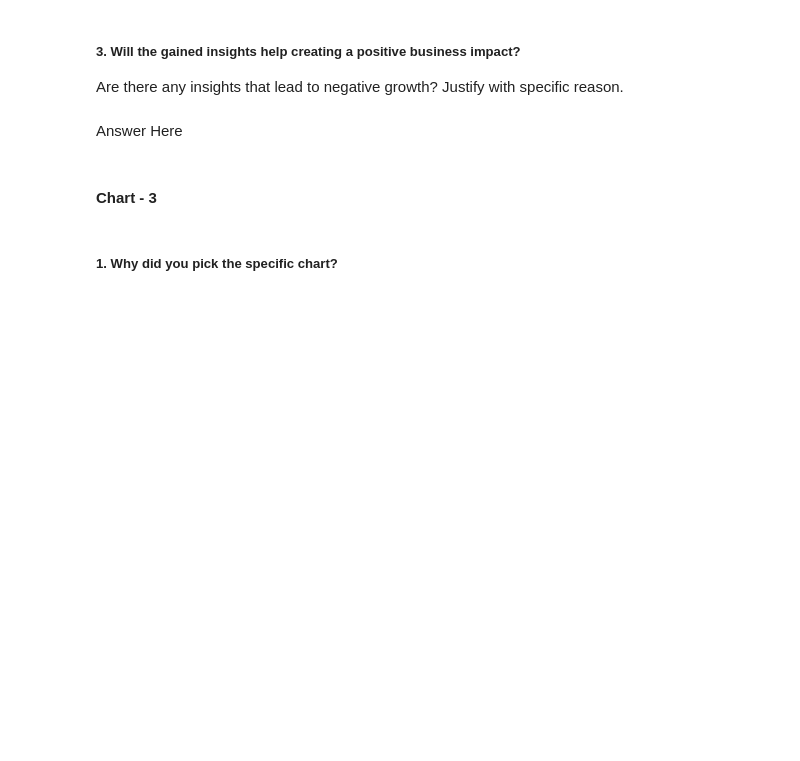
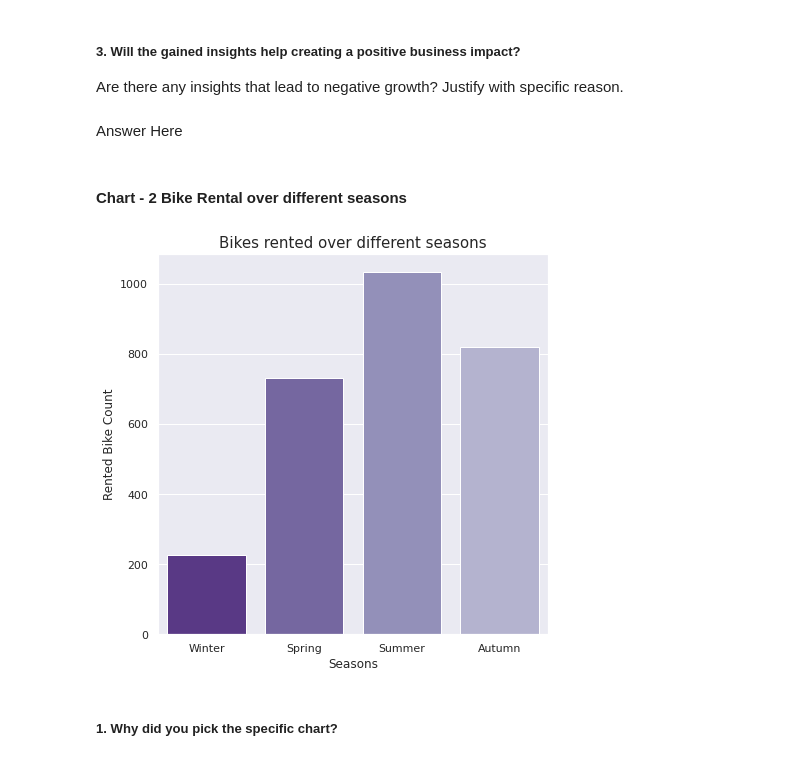
Before and after one commit to srkpriyanka95/Bike-Sharing-Demand-Prediction-, a Jupyter notebook: Bike_Sharing_Demand_Prediction.ipynb, the cells around one changed output. Cells and saved outputs as stored; diff of their text form; code cells hidden in the pictures; blank space fills up the shorter version.

```diff
--- a/Bike_Sharing_Demand_Prediction.ipynb
+++ b/Bike_Sharing_Demand_Prediction.ipynb
@@ -196,5 +393,3 @@ Answer Here
 Are there any insights that lead to negative growth? Justify with specific reason.
 # %% [markdown]
 Answer Here
-# %% [markdown]
-#### Chart - 3
@@ -203,3 +396,14 @@ Answer Here
+# %% [markdown]
+#### **Chart - 2 Bike Rental over different seasons**
+# %%
+# Chart - 2 Visualization for bikes rented over different seasons
+sns.set(rc={"figure.figsize":(7, 7)})
+sns.set_palette('Purples_r')
+rented_vs_seasons=sns.barplot(data=BikeShare_data,x='Seasons',y='Rented Bike Count',ci=None)
+rented_vs_seasons.set_title('Bikes rented over different seasons',fontsize=15)
+plt.show()
+# %% [output]
+[figure, added]
 # %% [markdown]
 ##### 1. Why did you pick the specific chart?
 # %% [markdown]
```
Also changed, not shown: parts of 70 cells of this notebook.
